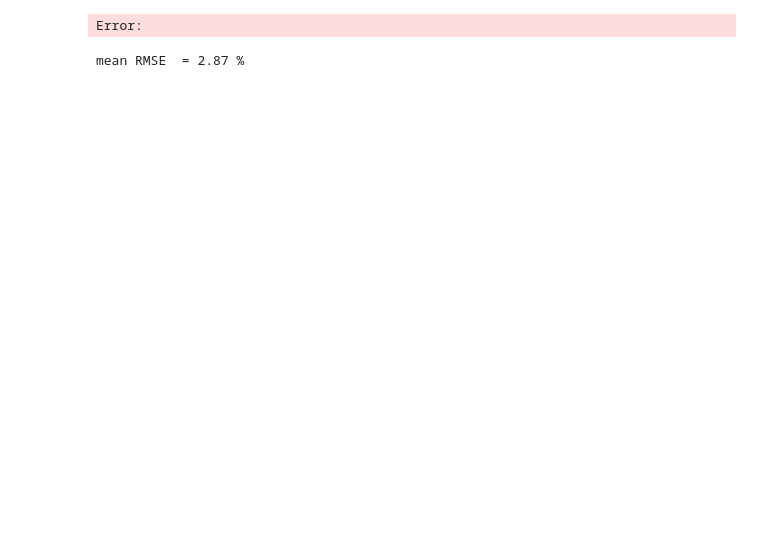
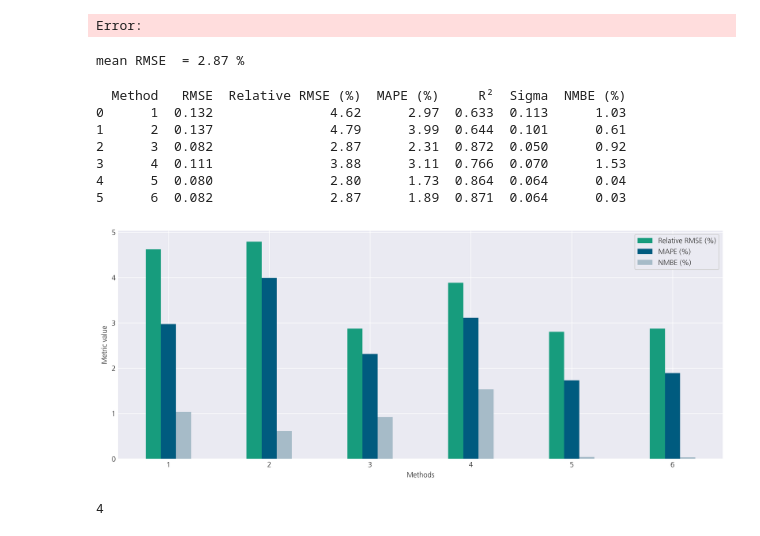
Before and after one commit to ronitd07/Master-Thesis, a Jupyter notebook: src/models/test.ipynb, the cells around one changed output. Cells and saved outputs as stored; diff of their text form; code cells hidden in the pictures; blank space fills up the shorter version.

```diff
--- a/src/models/test.ipynb
+++ b/src/models/test.ipynb
@@ -122,6 +122,7 @@ print(eff1,eff2)
 # %%
 import pandas as pd
 import matplotlib.pyplot as plt
+import fhgcd_plots.main as fhgCD
 import numpy as np
 
 # Example values
@@ -129,36 +130,47 @@ df_metrics = pd.DataFrame({
     'Method': ['1', '2', '3','4','5','6'],
     'RMSE': [0.132, 0.137, 0.082,0.111,0.080,0.082],
     'Relative RMSE (%)': [4.62,4.79,2.87,3.88,2.8,2.87],
     'MAPE (%)': [2.97,3.99,2.31,3.11,1.73,1.89],
     'R²': [0.633,0.644,0.872,0.766,0.864,0.871],
     'Sigma': [0.113,0.101,0.050,0.070,0.064,0.064],
     'NMBE (%)': [1.03,0.61,0.92,1.53,0.04,0.03]
 })
 
 print(df_metrics)
 
-#metrics_to_plot = ['Relative RMSE (%)', 'MAPE (%)',  'NMBE (%)']
+metrics_to_plot = ['Relative RMSE (%)', 'MAPE (%)',  'NMBE (%)']
 #metrics_to_plot = ['RMSE',  'Sigma']
-metrics_to_plot = ['R²']
+#metrics_to_plot = ['R²']
 
 x = np.arange(len(df_metrics['Method']))
 width = 0.15
+
+fhgCD.set_matplotlib_style("darkgrid", "official")
 
 fig, ax = plt.subplots(figsize=(12, 5))
 
 for i, metric in enumerate(metrics_to_plot):
     ax.bar(x + i * width, df_metrics[metric], width, label=metric)
 
 ax.set_xticks(x + width * (len(metrics_to_plot) - 1) / 2)
 ax.set_xticklabels(df_metrics['Method'])
 ax.set_ylabel('Metric value')
 ax.set_xlabel('Methods')
-ax.set_title('Comparison of error metrics for different methods')
+#ax.set_title('Comparison of error metrics for different methods')
 ax.legend()
 ax.grid(True, axis='y')
 
 plt.tight_layout()
 plt.show()
+# %% [output]
+  Method   RMSE  Relative RMSE (%)  MAPE (%)     R²  Sigma  NMBE (%)
+0      1  0.132               4.62      2.97  0.633  0.113      1.03
+1      2  0.137               4.79      3.99  0.644  0.101      0.61
+2      3  0.082               2.87      2.31  0.872  0.050      0.92
+3      4  0.111               3.88      3.11  0.766  0.070      1.53
+4      5  0.080               2.80      1.73  0.864  0.064      0.04
+5      6  0.082               2.87      1.89  0.871  0.064      0.03
+[figure, added]
 # %%
 import pandas as pd
 
@@ -236,3 +248,7 @@ import pandas as pd
 df = pd.read_excel(r'h:\Master Thesis\gitlab\ma_ronit\data\process_data\Manheim_data_cleaned4.xlsx', sheet_name="Mannheim_rlgwp_2025-10-22", header=0,skiprows=range(1, 5)) #Load profile data
 
 df['Column30'].describe()
+# %%
+2+2
+# %% [output]
+4
```
Also changed, not shown: 52 other files.
